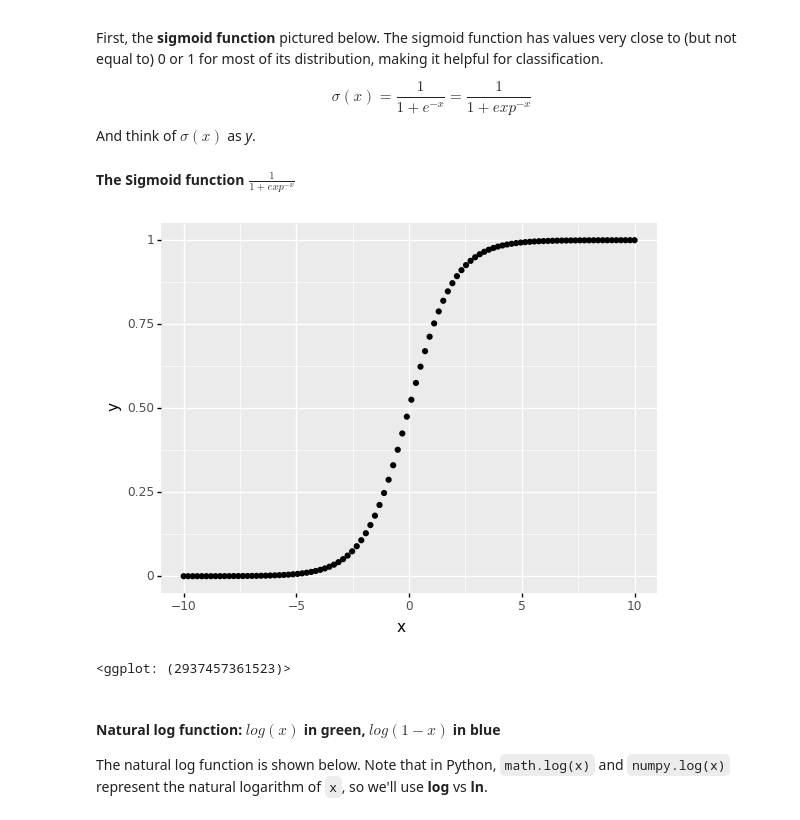
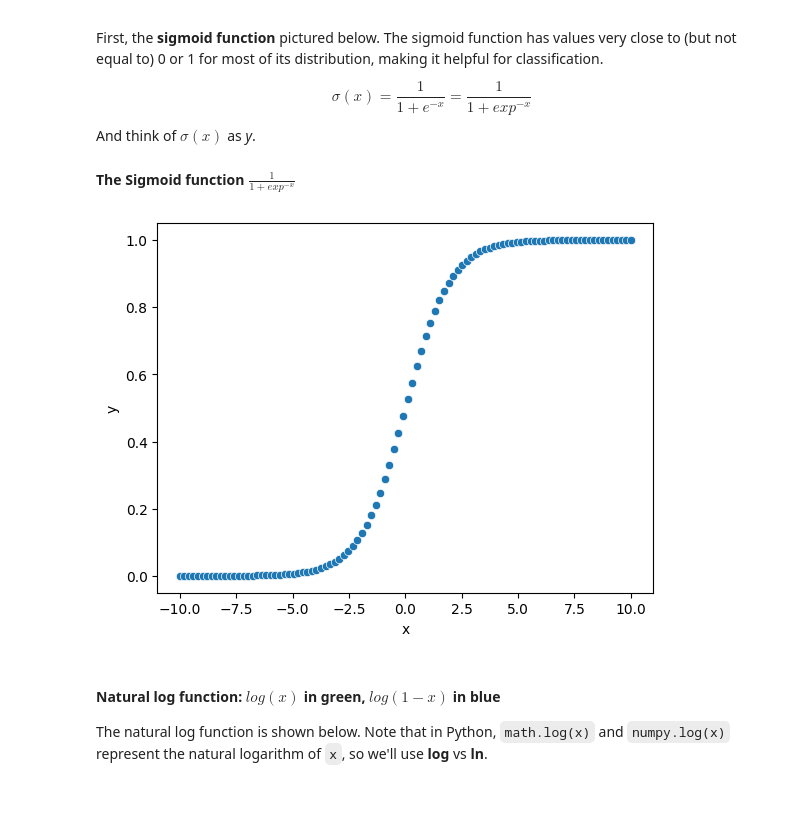
Before and after one commit to AIBiology/Jupyter_Content, a Jupyter notebook: teach_10_Classification.ipynb, the cells around one changed output. Cells and saved outputs as stored; diff of their text form; code cells hidden in the pictures.

Commit message:
updating teach_10 to replace plotnine with seaborn

```diff
--- a/teach_10_Classification.ipynb
+++ b/teach_10_Classification.ipynb
@@ -86,18 +86,19 @@ And think of $\sigma(x)$ as *y*.
 #### The Sigmoid function $\frac{1}{1+exp^{-x}}$
 # %%
 # Code to generate sigmoid graph below
-import plotnine as pn
 import numpy as np
 import pandas as pd
+import seaborn as sns
+import matplotlib.pyplot as plt
+
 x = np.linspace(-10,10, num=100)
 y = 1/(1+np.exp(-x))
 
-df = pd.DataFrame(x,y)
-
-pn.ggplot(df, pn.aes(x='x', y='y')) + pn.geom_point()
+df = pd.DataFrame({'x': x, 'y': y})
+sns.scatterplot(data=df, x='x', y='y')
+plt.show()
 # %% [output]
-[figure, old version]
+[figure, new version]
-<ggplot: (2937457361523)>
 # %% [markdown]
 
 #### Natural log function: $log(x)$  in green, $log(1-x)$ in blue
```
Also changed, not shown: parts of 8 cells of this notebook.
